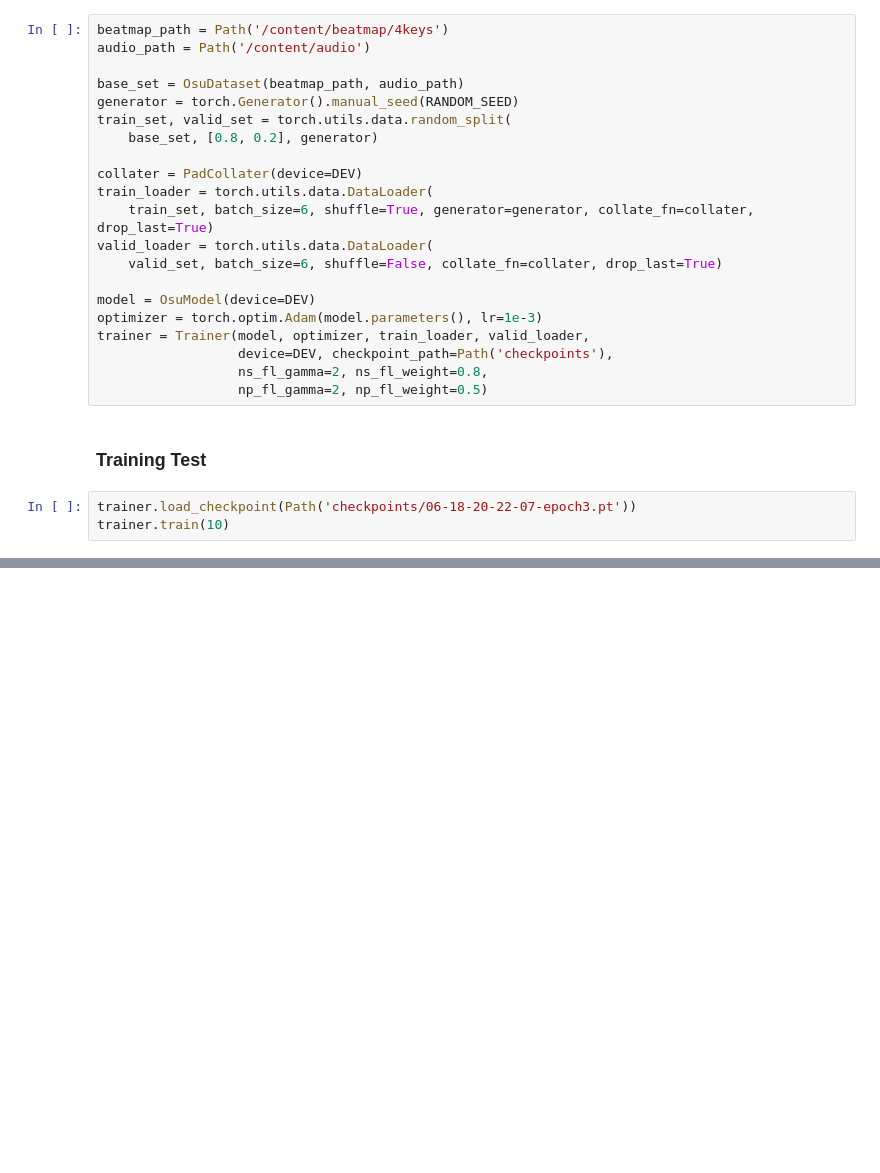
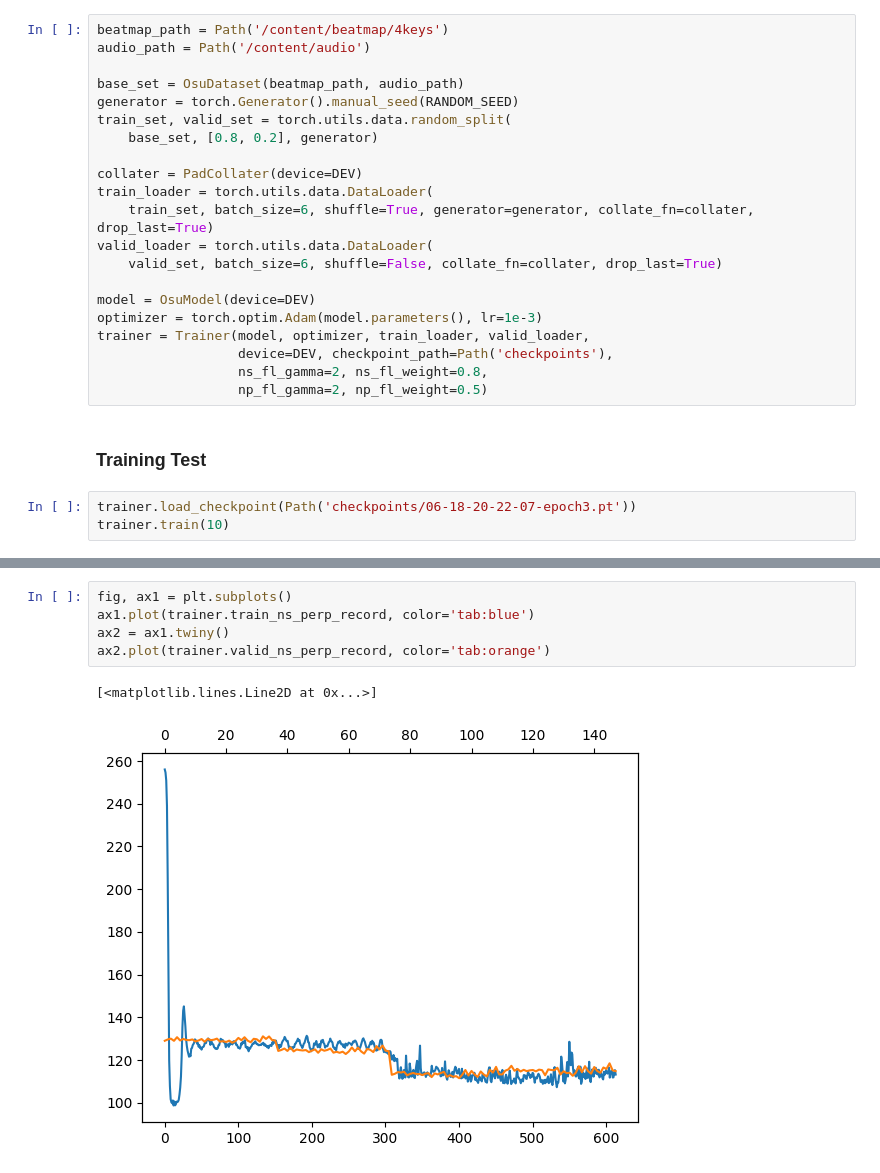
Before and after one commit to issyun/AutoOsu, a Jupyter notebook: model.ipynb, the cells around one changed output, grey strips where cells are left out. Saved outputs shown, nothing was run; the diff lists cells and outputs as text; blank space fills up the shorter version.

```diff
--- a/model.ipynb
+++ b/model.ipynb
@@ -346,0 +347,8 @@ ax2.plot(trainer.valid_np_f1_record, color='tab:orange')
+# %%
+fig, ax1 = plt.subplots()
+ax1.plot(trainer.train_ns_perp_record, color='tab:blue')
+ax2 = ax1.twiny()
+ax2.plot(trainer.valid_ns_perp_record, color='tab:orange')
+# %% [output]
+[<matplotlib.lines.Line2D at 0x...>]
+[figure, added]
```
Also changed, not shown: parts of 4 cells of this notebook.
